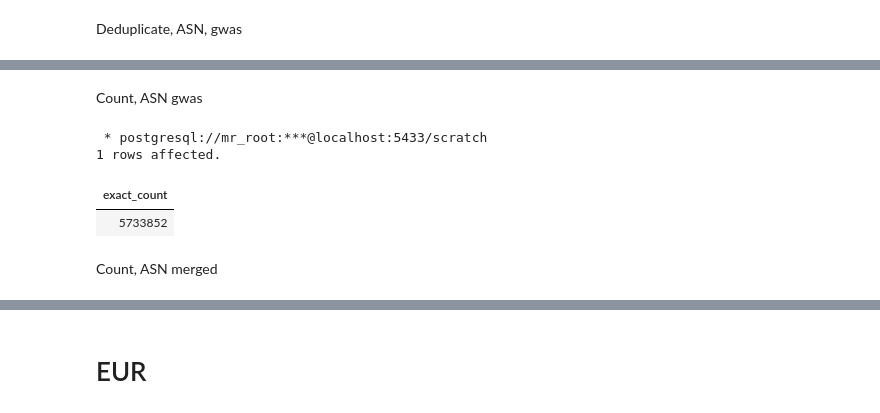
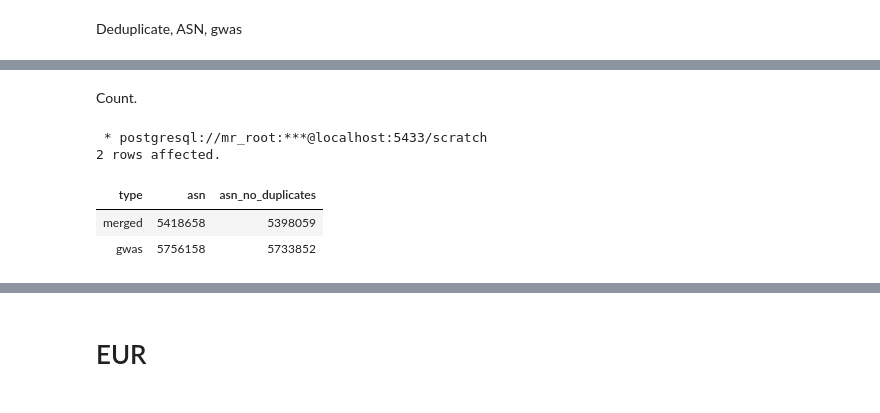
Before and after one commit to Reilly-Lab-Yale/variant_effects_mnoon, a Jupyter notebook: helper/gwas_intersection/07_summarize/summarize.ipynb, the cells around one changed output, grey strips where cells are left out. Drawn from its saved outputs; the diff is of its cells as text; code cells hidden in the pictures.

```diff
--- a/helper/gwas_intersection/07_summarize/summarize.ipynb
+++ b/helper/gwas_intersection/07_summarize/summarize.ipynb
@@ -162,14 +191,19 @@ ORDER BY rsid, pubmedid, study, disease_trait, p_value, broad_ancestral_category
 5733852 rows affected.
 []
 # %% [markdown]
-Count, ASN gwas
+Count.
 # %%
 %%sql
-SELECT count(*) AS exact_count FROM gwas_ASN_no_duplicates;
+SELECT 'merged' AS type,
+       (SELECT COUNT(*) FROM merged_ASN) AS ASN,
+       (SELECT COUNT(*) FROM merged_ASN_no_duplicates) AS ASN_no_duplicates
+UNION ALL
+SELECT 'gwas' AS type,
+       (SELECT COUNT(*) FROM gwas_ASN),
+       (SELECT COUNT(*) FROM gwas_ASN_no_duplicates);
 # %% [output]
  * postgresql://mr_root:***@localhost:5433/scratch
-1 rows affected.
+2 rows affected.
-| exact_count |
-| 5733852 |
+| type | asn | asn_no_duplicates |
+| merged | 5418658 | 5398059 |
+| gwas | 5756158 | 5733852 |
-# %% [markdown]
-Count, ASN merged
```
Also changed, not shown: parts of 28 cells of this notebook.
